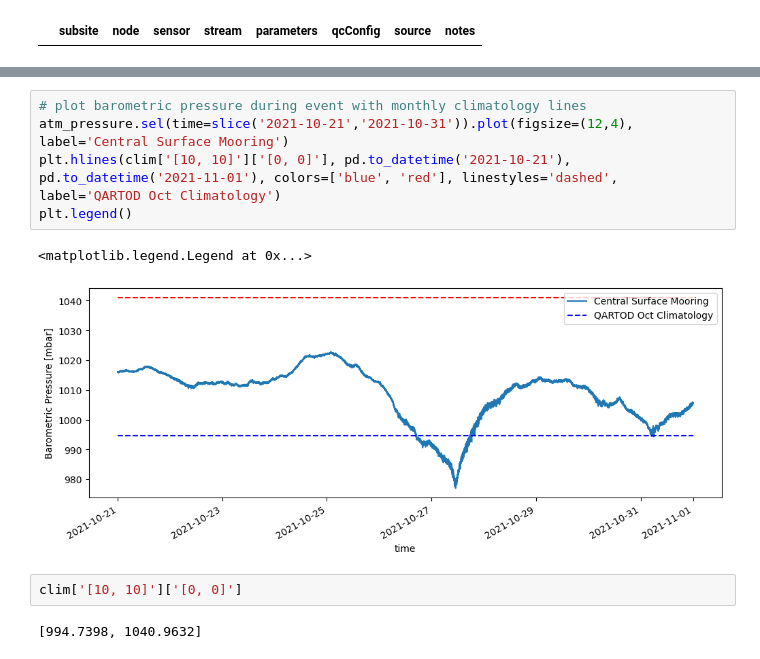
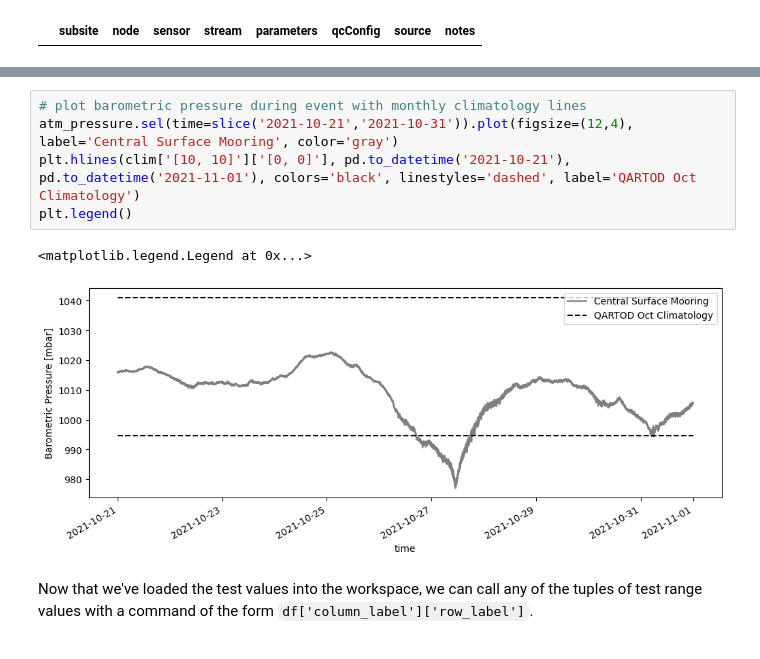
Before and after one commit to cooleyky/pioneer_array_metbk_storms, a Jupyter notebook: notebooks/01-Plot_Bomb_Cyclone.ipynb, the cells around one changed output, grey strips where cells are left out. Drawn from its saved outputs; the diff is of its cells as text.

Commit message:
Update plot of Oct 2021 bomb cyclone

```diff
--- a/notebooks/01-Plot_Bomb_Cyclone.ipynb
+++ b/notebooks/01-Plot_Bomb_Cyclone.ipynb
@@ -87,13 +88,11 @@ clim
 | [0, 0] | [984.231, 1048.8239] | [985.6537, 1046.5735] | [986.7057, 1044.974] | [988.7984, 1042.0441] | [992.8742, 1036.8035] | [998.7187, 1030.233] | [1001.205, 1028.3706] | [1002.8057, 1028.8386] | [998.4263, 1035.723] | [994.7398, 1040.9632] | [991.0711, 1044.5556] | ... |
 # %%
 # plot barometric pressure during event with monthly climatology lines
-atm_pressure.sel(time=slice('2021-10-21','2021-10-31')).plot(figsize=(12,4), label='Central Surface Mooring')
-plt.hlines(clim['[10, 10]']['[0, 0]'], pd.to_datetime('2021-10-21'), pd.to_datetime('2021-11-01'), colors=['blue', 'red'], linestyles='dashed', label='QARTOD Oct Climatology')
+atm_pressure.sel(time=slice('2021-10-21','2021-10-31')).plot(figsize=(12,4), label='Central Surface Mooring', color='gray')
+plt.hlines(clim['[10, 10]']['[0, 0]'], pd.to_datetime('2021-10-21'), pd.to_datetime('2021-11-01'), colors='black', linestyles='dashed', label='QARTOD Oct Climatology')
 plt.legend()
 # %% [output]
 <matplotlib.legend.Legend at 0x...>
-[figure, old version]
+[figure, new version]
-# %%
-clim['[10, 10]']['[0, 0]']
-# %% [output]
-[994.7398, 1040.9632]
+# %% [markdown]
+Now that we've loaded the test values into the workspace, we can call any of the tuples of test range values with a command of the form `df['column_label']['row_label']`.
```
Also changed, not shown: parts of 4 cells of this notebook.
